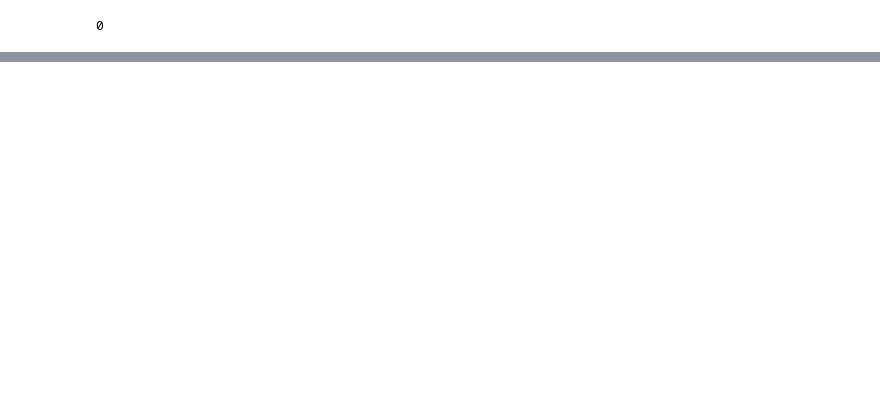
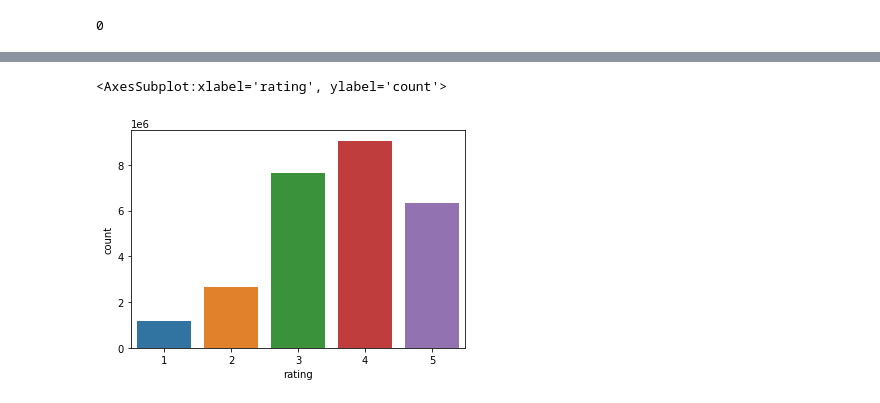
Before and after one commit to sigmadream/practice-recommender, a Jupyter notebook: use_recommendation/cf.ipynb, the cells around one changed output, grey strips where cells are left out. Drawn from its saved outputs; the diff is of its cells as text; code cells hidden in the pictures; blank space fills up the shorter version.

```diff
--- a/use_recommendation/cf.ipynb
+++ b/use_recommendation/cf.ipynb
@@ -37,0 +69,5 @@ netflix_rating_df.head()
+# %%
+if not os.path.isfile("../dataset/recommendation/netflix_titles.pkl"):
+    netflix_titles_df = load_netflix_title_data()
+else:
+    netflix_titles_df = pd.read_pickle("../dataset/recommendation/netflix_titles.pkl")
@@ -56,0 +142,2 @@ plt.show()
+# %%
+netflix_titles_df.fillna(method="ffill", inplace=True)
@@ -56,0 +148,2 @@ plt.show()
+# %%
+df_new=netflix_rating_df.copy()
@@ -56,0 +157,2 @@ plt.show()
+# %%
+df_new=df_new.merge(netflix_titles_df, on='movie_id')
@@ -56,0 +194,5 @@ plt.show()
+# %%
+sns.countplot(x="rating", data=df_new)
+# %% [output]
+<AxesSubplot:xlabel='rating', ylabel='count'>
+[figure, added]
```
Also changed, not shown: parts of 58 cells of this notebook, 1 other file.
